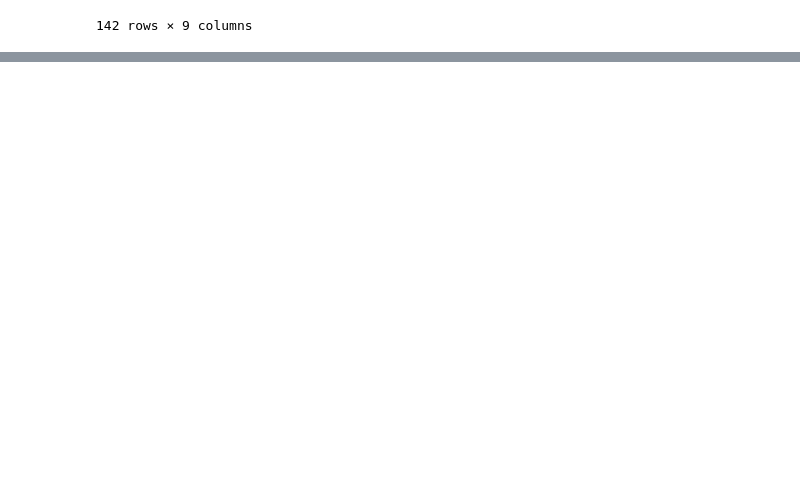
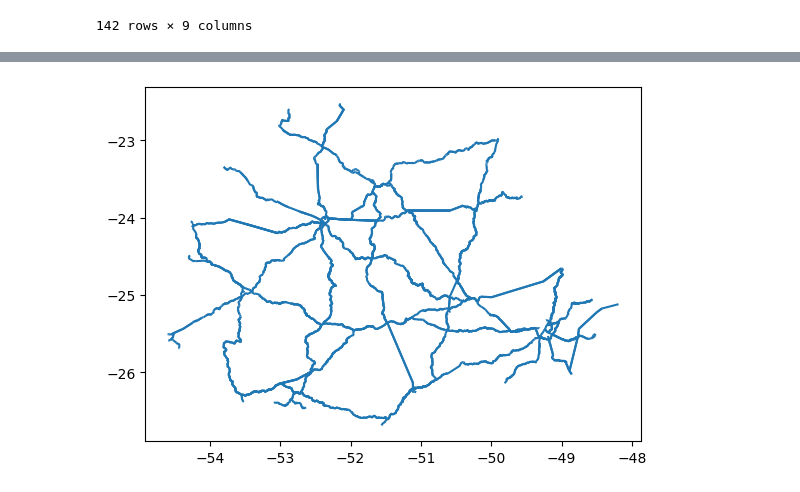
Before and after one commit to wedja/Python-Gis, a Jupyter notebook: geopandas.ipynb, the cells around one changed output, grey strips where cells are left out. Saved outputs shown, nothing was run; the diff lists cells and outputs as text; code cells hidden in the pictures; blank space fills up the shorter version.

```diff
--- a/geopandas.ipynb
+++ b/geopandas.ipynb
@@ -251,0 +374,3 @@ See the caveats in the documentation: https://pandas.pydata.org/pandas-docs/stab
+# %%
+mun = gpd.read_file('./arquivos_vetoriais/municipios.shp')
+mun
@@ -251,0 +408,4 @@ See the caveats in the documentation: https://pandas.pydata.org/pandas-docs/stab
+# %%
+mun_pr = mun[mun['uf'] == 'PR']
+aero_pr = gpd.sjoin(aeroportos, mun_pr, predicate='within')
+aero_pr.plot()
@@ -251,0 +437,3 @@ See the caveats in the documentation: https://pandas.pydata.org/pandas-docs/stab
+# %%
+rodovias = gpd.read_file('./arquivos_vetoriais/rodovias.shp')
+rodovias
@@ -251,0 +459,5 @@ See the caveats in the documentation: https://pandas.pydata.org/pandas-docs/stab
+# %%
+rodovias_pr = gpd.sjoin(rodovias, mun_pr, predicate='intersects')
+rodovias_pr.plot();
+# %% [output]
+[figure, added]
```
Also changed, not shown: parts of 17 cells of this notebook.
